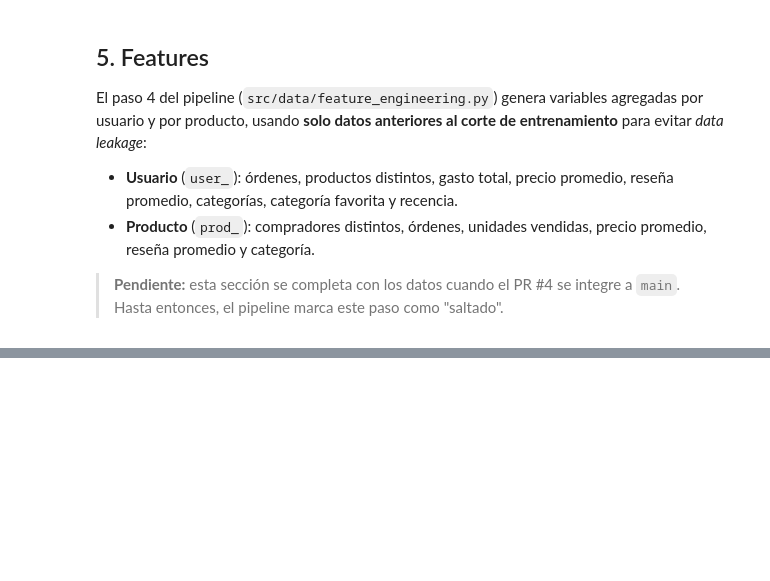
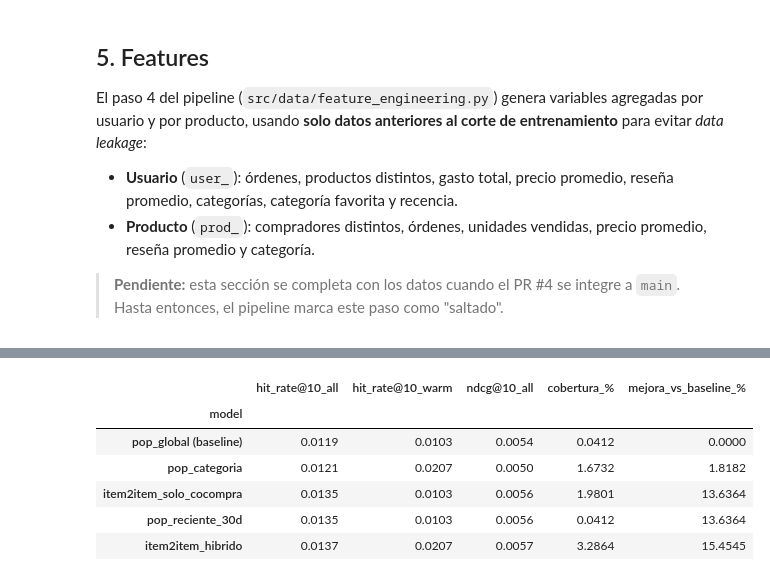
Before and after one commit to DynamoConsultoriaDataSolutions/dynamo-recsys-olist, a Jupyter notebook: notebooks/02_dd_pipeline_reproducible.ipynb, the cells around one changed output, grey strips where cells are left out. Drawn from its saved outputs; the diff is of its cells as text; code cells hidden in the pictures; blank space fills up the shorter version.

```diff
--- a/notebooks/02_dd_pipeline_reproducible.ipynb
+++ b/notebooks/02_dd_pipeline_reproducible.ipynb
@@ -297,0 +302,21 @@ El paso 4 del pipeline (`src/data/feature_engineering.py`) genera variables agre
+# %%
+modelos = pd.read_csv(REPORTS_DIR / "model_comparison.csv")
+k10 = modelos[modelos["k"] == 10]
+todos = k10[k10["segment"] == "all"].set_index("model")
+
+tabla = k10.pivot(index="model", columns="segment", values="hit_rate@k")
+tabla.columns = ["hit_rate@10_all", "hit_rate@10_warm"]
+tabla["ndcg@10_all"] = todos["ndcg@k"]
+tabla["cobertura_%"] = todos["coverage"] * 100
+base = tabla.loc["pop_global (baseline)", "hit_rate@10_all"]
+tabla["mejora_vs_baseline_%"] = (tabla["hit_rate@10_all"] / base - 1) * 100
+tabla = tabla.sort_values("hit_rate@10_all")
+tabla.round(4)
+# %% [output]
+|  | hit_rate@10_all | hit_rate@10_warm | ndcg@10_all | cobertura_% | mejora_vs_baseline_% |
+| model |  |  |  |  |  |
+| pop_global (baseline) | 0.0119 | 0.0103 | 0.0054 | 0.0412 | 0.0000 |
+| pop_categoria | 0.0121 | 0.0207 | 0.0050 | 1.6732 | 1.8182 |
+| item2item_solo_cocompra | 0.0135 | 0.0103 | 0.0056 | 1.9801 | 13.6364 |
+| pop_reciente_30d | 0.0135 | 0.0103 | 0.0056 | 0.0412 | 13.6364 |
+| item2item_hibrido | 0.0137 | 0.0207 | 0.0057 | 3.2864 | 15.4545 |
```
Also changed, not shown: parts of 8 cells of this notebook.
